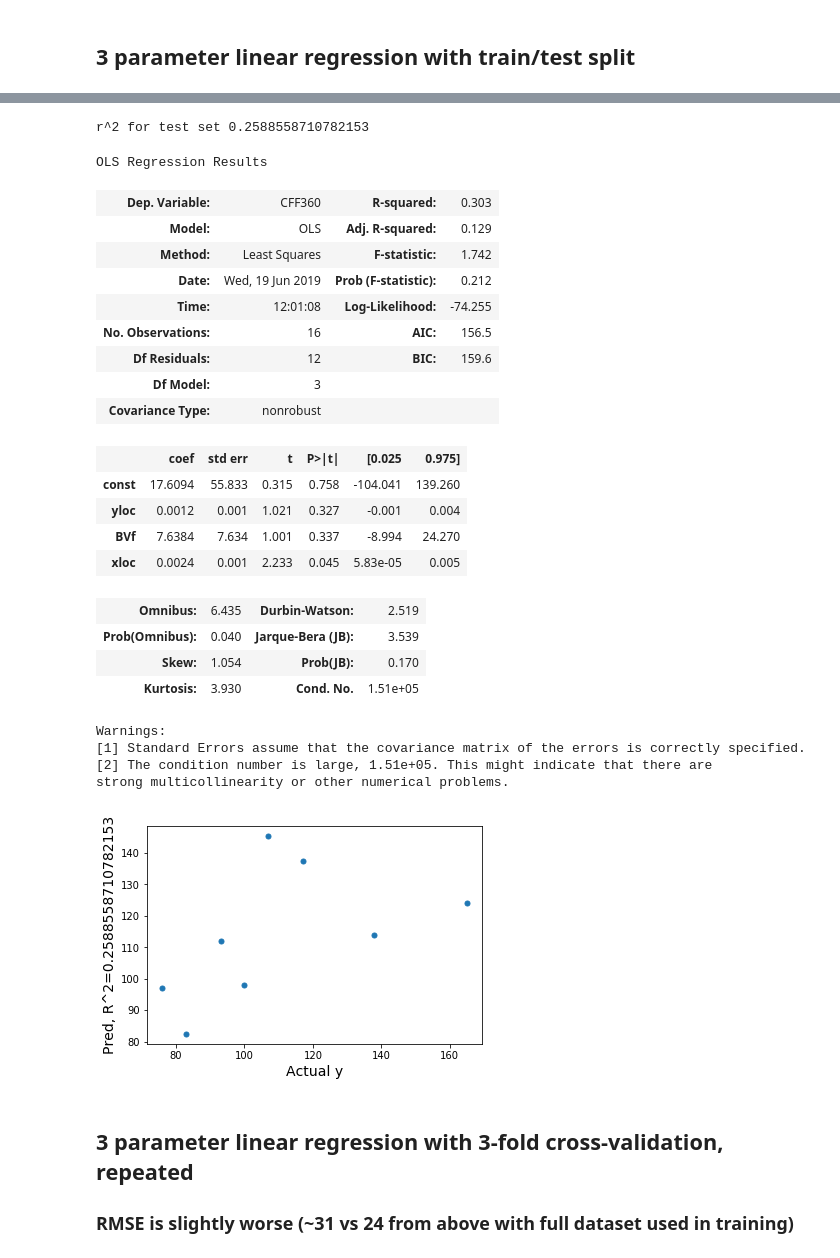
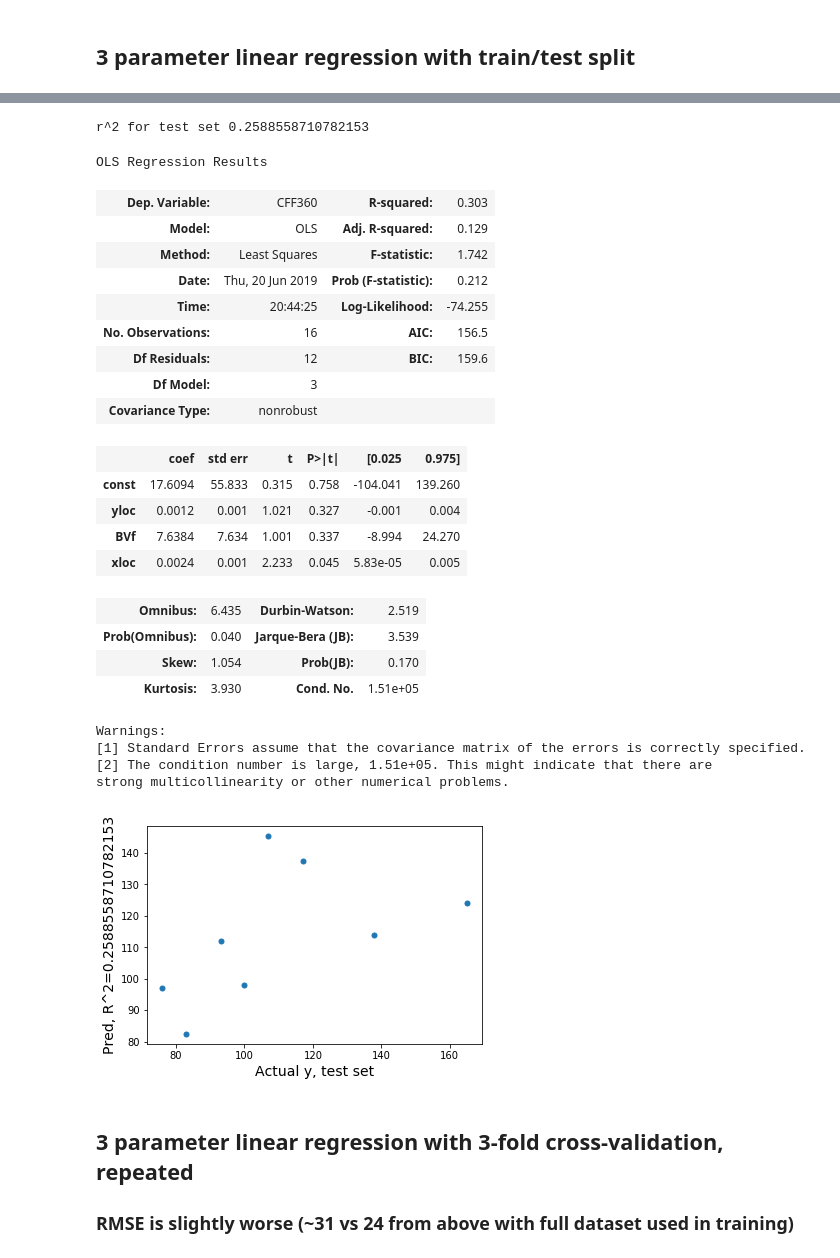
Before and after one commit to Md557/py-datasci, a Jupyter notebook: petroleum well analysis example/petroleum regression, CV, KNN analysis-CFF.ipynb, the cells around one changed output, grey strips where cells are left out. Drawn from its saved outputs; the diff is of its cells as text; code cells hidden in the pictures.

```diff
--- a/petroleum well analysis example/petroleum regression, CV, KNN analysis-CFF.ipynb
+++ b/petroleum well analysis example/petroleum regression, CV, KNN analysis-CFF.ipynb
@@ -458,7 +458,7 @@ display(df)
 co  = np.corrcoef(df['Y1'],df['Y2'])[0,1]
 co=np.power(co,2)
 print("r^2 for test set",co)
-plt.xlabel("Actual y",fontsize=14)
+plt.xlabel("Actual y, test set",fontsize=14)
 plt.ylabel("Pred, R^2="+str(co),fontsize=14)
 
 #print("Actual, predictions")
@@ -470,36 +470,36 @@ model2_train.summary()
 | 6 | 100.0 | 98.116394 |
 | 23 | 138.0 | 113.864841 |
 | 31 | 83.0 | 82.443629 |
 | 25 | 93.0 | 112.107267 |
 | 28 | 76.0 | 97.079312 |
 | 4 | 107.0 | 145.308268 |
 | 37 | 117.0 | 137.573708 |
 | 18 | 165.0 | 124.221840 |
 r^2 for test set 0.2588558710782153
 OLS Regression Results
 | Dep. Variable: | CFF360 | R-squared: | 0.303 |
 | Model: | OLS | Adj. R-squared: | 0.129 |
 | Method: | Least Squares | F-statistic: | 1.742 |
-| Date: | Wed, 19 Jun 2019 | Prob (F-statistic): | 0.212 |
-| Time: | 12:01:08 | Log-Likelihood: | -74.255 |
+| Date: | Thu, 20 Jun 2019 | Prob (F-statistic): | 0.212 |
+| Time: | 20:44:25 | Log-Likelihood: | -74.255 |
 | No. Observations: | 16 | AIC: | 156.5 |
 | Df Residuals: | 12 | BIC: | 159.6 |
 | Df Model: | 3 |  |  |
 | Covariance Type: | nonrobust |  |  |
 |  | coef | std err | t | P>|t| | [0.025 | 0.975] |
 | const | 17.6094 | 55.833 | 0.315 | 0.758 | -104.041 | 139.260 |
 | yloc | 0.0012 | 0.001 | 1.021 | 0.327 | -0.001 | 0.004 |
 | BVf | 7.6384 | 7.634 | 1.001 | 0.337 | -8.994 | 24.270 |
 | xloc | 0.0024 | 0.001 | 2.233 | 0.045 | 5.83e-05 | 0.005 |
 | Omnibus: | 6.435 | Durbin-Watson: | 2.519 |
 | Prob(Omnibus): | 0.040 | Jarque-Bera (JB): | 3.539 |
 | Skew: | 1.054 | Prob(JB): | 0.170 |
 | Kurtosis: | 3.930 | Cond. No. | 1.51e+05 |
 Warnings:
 [1] Standard Errors assume that the covariance matrix of the errors is correctly specified.
 [2] The condition number is large, 1.51e+05. This might indicate that there are
 strong multicollinearity or other numerical problems.
-[figure, old version]
+[figure, new version]
 # %% [markdown]
 ##  3 parameter linear regression with 3-fold cross-validation,  repeated
 ### RMSE is slightly worse (~31 vs 24 from above with full dataset used in training)
```
Also changed, not shown: parts of 2 cells of this notebook.
